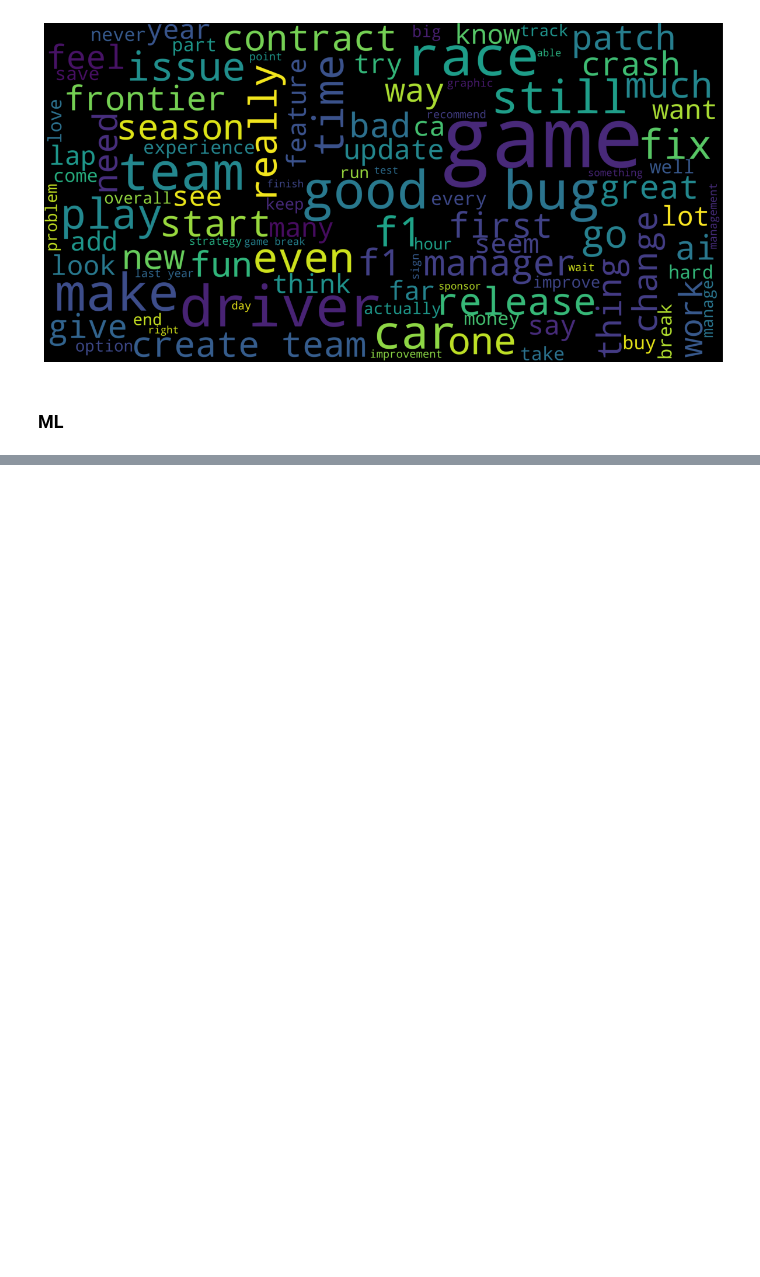
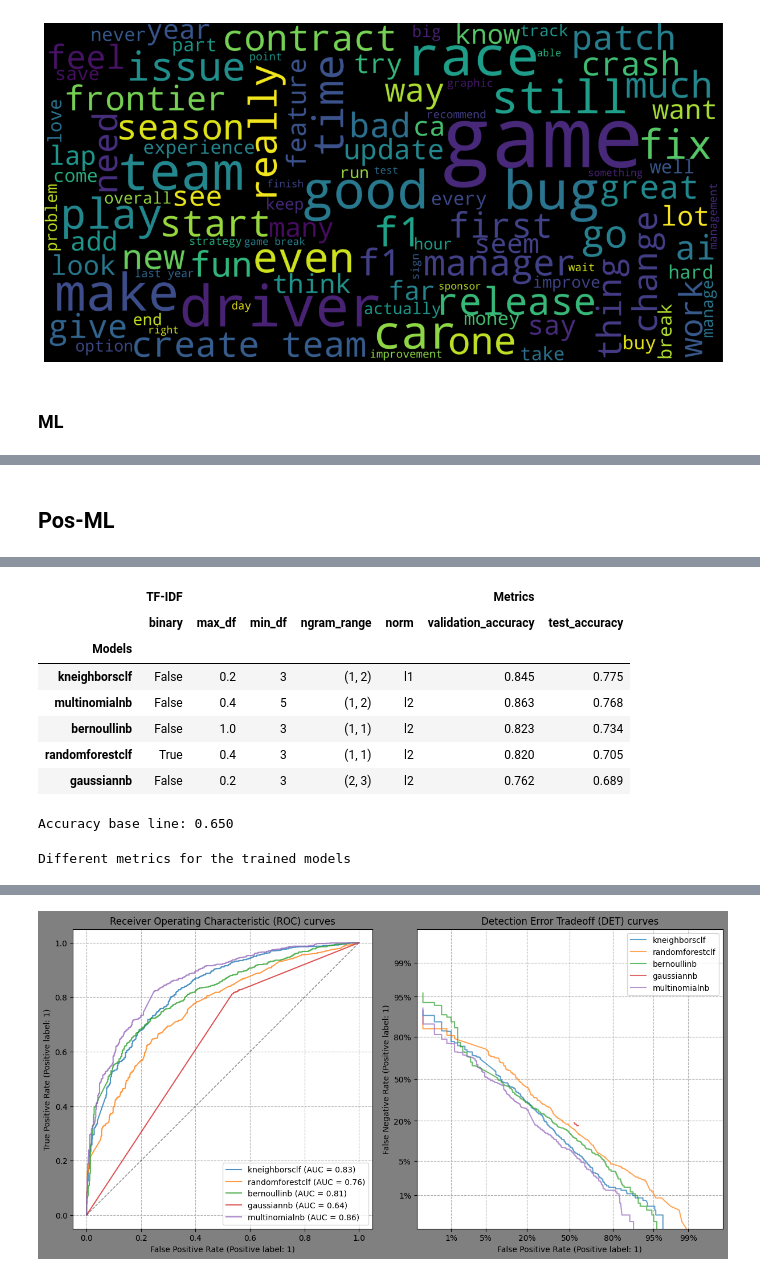
Before and after one commit to Rodrigo-Pedreira/ECM514_CD, a Jupyter notebook: refactored.ipynb, the cells around one changed output, grey strips where cells are left out. Drawn from its saved outputs; the diff is of its cells as text; code cells hidden in the pictures; blank space fills up the shorter version.

```diff
--- a/refactored.ipynb
+++ b/refactored.ipynb
@@ -1768,0 +1839,14 @@ vis
+# %% [markdown]
+## Pos-ML
+# %%
+# game2 = pre_ml_task("Trials Fusion", "245490")
+# display('', clear=True)
+
+clf = load_gridsearchcv_models()
+show_metrics_task(game2,[], clf, use_test_split=False)
+show_roc_det_curves(game2, clf, use_test_split=False)
+
+# clf = {"gaussiannb" : train_new(game2, gaussiannb_pipeline)}
+# show_metrics_task(game2,[], clf, use_test_split=True)
+# show_roc_det_curves(game2, clf, use_test_split=True)
+# %% [output]
@@ -1768,0 +1858,10 @@ vis
+|  | TF-IDF |  |  |  |  | Metrics |  |
+|  | binary | max_df | min_df | ngram_range | norm | validation_accuracy | test_accuracy |
+| Models |  |  |  |  |  |  |  |
+| kneighborsclf | False | 0.2 | 3 | (1, 2) | l1 | 0.845 | 0.775 |
+| multinomialnb | False | 0.4 | 5 | (1, 2) | l2 | 0.863 | 0.768 |
+| bernoullinb | False | 1.0 | 3 | (1, 1) | l2 | 0.823 | 0.734 |
+| randomforestclf | True | 0.4 | 3 | (1, 1) | l2 | 0.820 | 0.705 |
+| gaussiannb | False | 0.2 | 3 | (2, 3) | l2 | 0.762 | 0.689 |
+Accuracy base line: 0.650
+Different metrics for the trained models
@@ -1768,0 +1874 @@ vis
+[figure, added]
```
Also changed, not shown: parts of 28 cells of this notebook.
